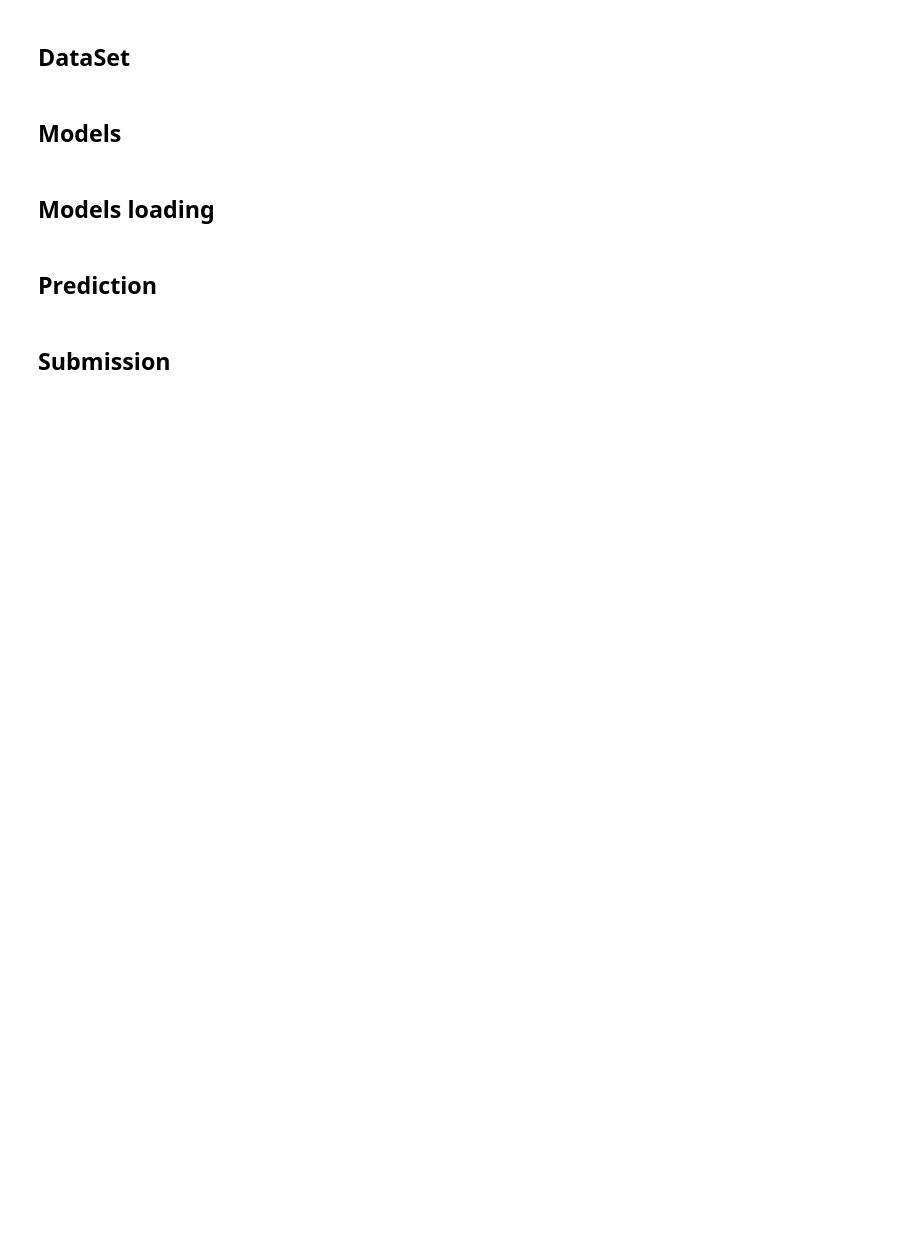
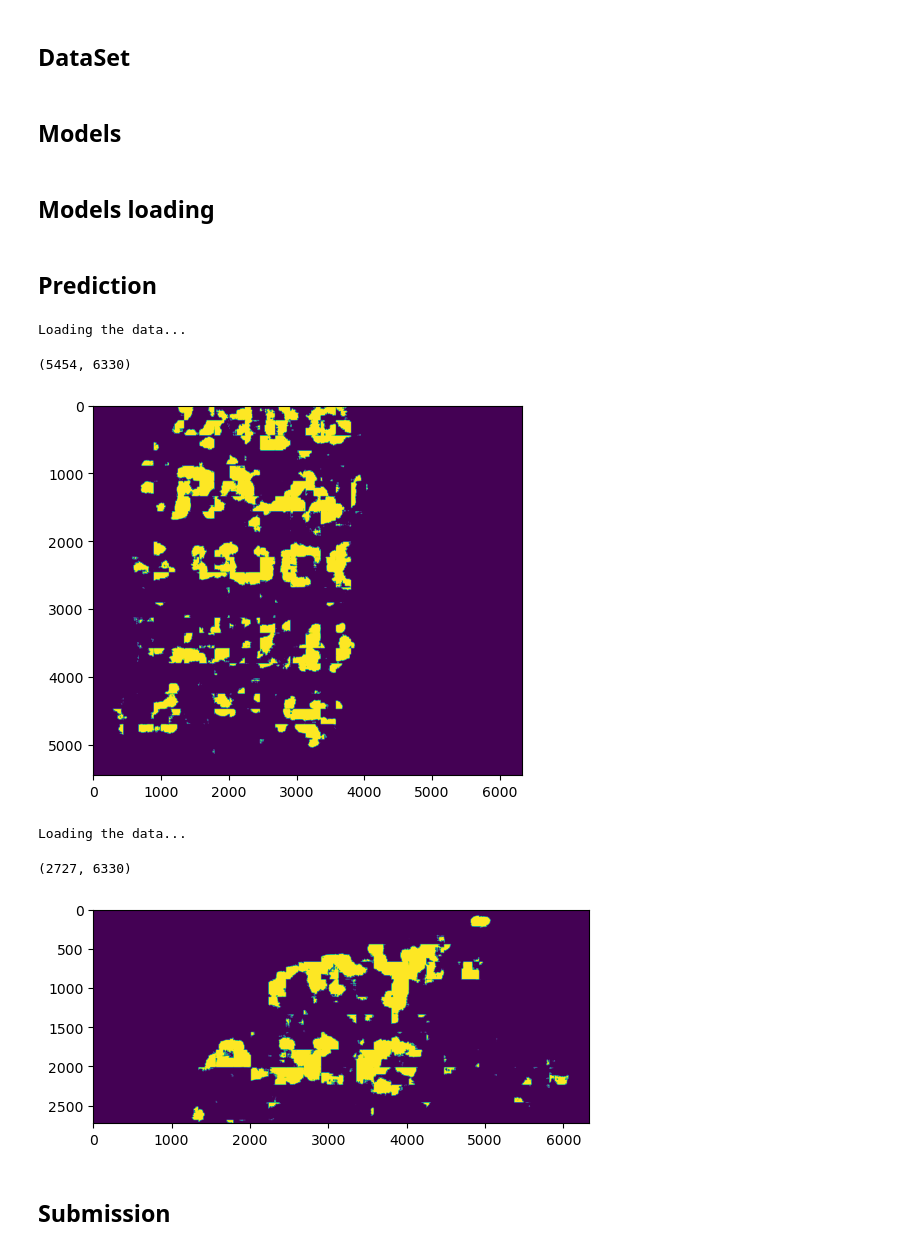
Before and after one commit to R1chrdson/vesuvius_challenge, a Jupyter notebook: notebooks/inference-baseline.ipynb, the cells around one changed output. Drawn from its saved outputs; the diff is of its cells as text; code cells hidden in the pictures; blank space fills up the shorter version.

```diff
--- a/notebooks/inference-baseline.ipynb
+++ b/notebooks/inference-baseline.ipynb
@@ -30,6 +30,8 @@ from tqdm import tqdm
 
 LOG_LEVEL = INFO
 ENVIRONMENT = kaggle
-TILE_SIZE = 16
+TILE_SIZE = 224
+Z_START = 29
+Z_NUMBER = 6
 
-BATCH_SIZE = 32
+BATCH_SIZE = 8
@@ -68,6 +72,8 @@ class AppConfig:
     CV_FOLDS: int = 5
     FOLD_IDX: int = -1
     WANDB_API_KEY: str = ""
+    Z_START: int = 0
+    Z_NUMBER: int = 65
 
     def __init__(self, env):
         for field in self.__annotations__:  # pylint: disable=no-member
@@ -264,44 +368,58 @@ class InkDetector(torch.nn.Module):
 class PretrainedModel:
     name: str
     model_class: nn.Module
+    dataset_class: Dataset
     folds_path: Path
+    tile_size: int = None
 
 input_base = Path('../input')
 pretrained_models = [
-    PretrainedModel("InkDetector-pure", InkDetector, input_base / 'inknetv1')
+#     PretrainedModel("InkDetector-pure", InkDetector, VesuviusOriginalDataSetTest, input_base / 'inknetv1'),
+    PretrainedModel('UNet-10f-224-4-wd-6', UNet, UNetDataSetTest, input_base / 'unet-10f-224-4-wd6', 224),
+#     PretrainedModel('UNet-512-5-wd5', UNet, UNetDataSetTest, input_base / 'unet-512-5-wd5', 448),
+
 ]
 # %% [markdown]
 ## Prediction
 # %%
 result = {}
 for fragment_path in (Config.DATASET_PATH / 'test').iterdir():
     image_size = cv2.imread(str(fragment_path / 'mask.png')).shape[:2]
 
-    dataset = VesuviusOriginalDataSetTest(fragment_path)
-    dataloader = DataLoader(
-        dataset,
-        batch_size=Config.BATCH_SIZE,
-        num_workers=Config.NUM_WORKERS
-    )
-
     ink_masks = []
     for pretrained_model in pretrained_models:
+        dataset = pretrained_model.dataset_class(fragment_path, pretrained_model.tile_size)
+        dataloader = DataLoader(
+            dataset,
+            batch_size=Config.BATCH_SIZE,
+            num_workers=Config.NUM_WORKERS
+        )
+
         model = pretrained_model.model_class().to(Config.DEVICE)
-        for fold_path in pretrained_model.folds_path.iterdir():
-            ink_mask = np.zeros(image_size, dtype=bool)
+        for fold_path in tqdm(list(pretrained_model.folds_path.iterdir())):
+            ink_mask = np.zeros(image_size)
 
             model.load_state_dict(torch.load(fold_path, map_location=Config.DEVICE))
             model.eval()
 
-            for x, tile_coords in tqdm(dataloader):
-                batch_pred = model(x).detach().cpu().numpy()[:, 0] > 0.5
+            for x, tile_coords in tqdm(dataloader, leave=False):
+                x = x.to(Config.DEVICE)
+                batch_pred = model(x).detach().cpu().numpy()[:, 0] > 0.3 # Prediction mask threshold
 
                 for coords, pred in zip(tile_coords, batch_pred):
-                    ink_mask[coords[0]:coords[0] + Config.TILE_SIZE, coords[1]: coords[1] + Config.TILE_SIZE] = pred
+                    shape_of_mask = ink_mask[coords[0]:coords[0] + pretrained_model.tile_size, coords[1]: coords[1] + pretrained_model.tile_size].shape
+                    ink_mask[coords[0]:coords[0] + pretrained_model.tile_size, coords[1]: coords[1] + pretrained_model.tile_size] = pred[:shape_of_mask[0], :shape_of_mask[1]]
 
             ink_masks.append(ink_mask)
-    result_mask = np.array(ink_masks).mean(axis=0) > 0.2  # Majority voting strategy
+    result_mask = np.array(ink_masks).mean(axis=0) > 0.5  # Majority voting strategy
     result[fragment_path.stem] = result_mask
-
+    print(result_mask.shape)
     plt.imshow(result_mask)
     plt.show()
+# %% [output]
+Loading the data...
+(5454, 6330)
+[figure, added]
+Loading the data...
+(2727, 6330)
+[figure, added]
```
Also changed, not shown: parts of 6 cells of this notebook.
